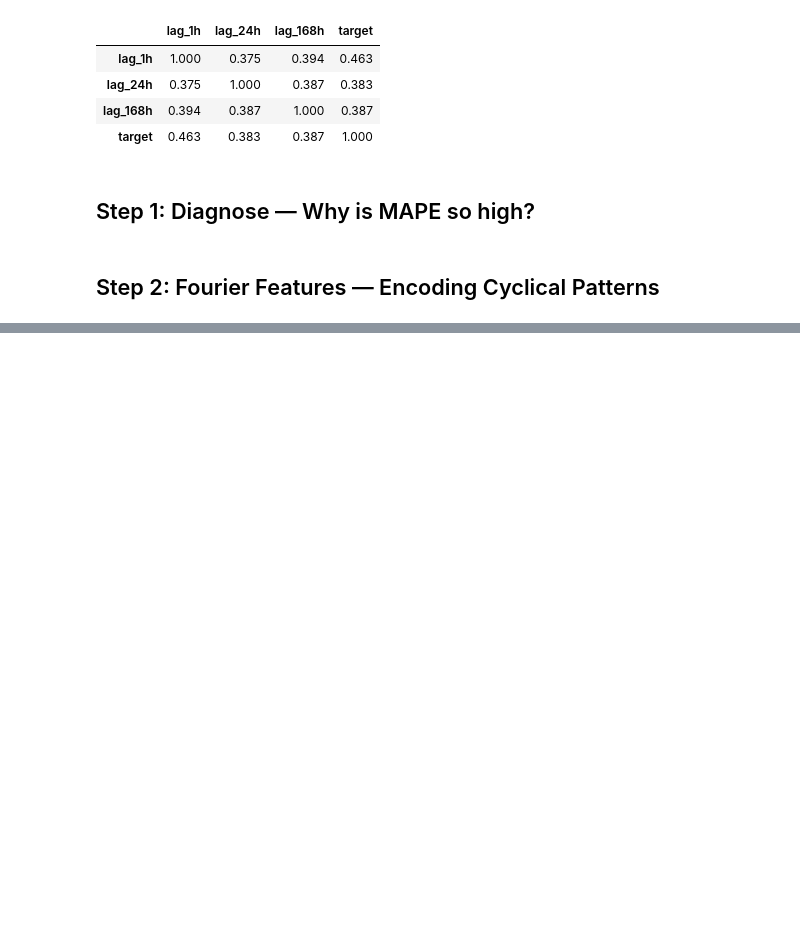
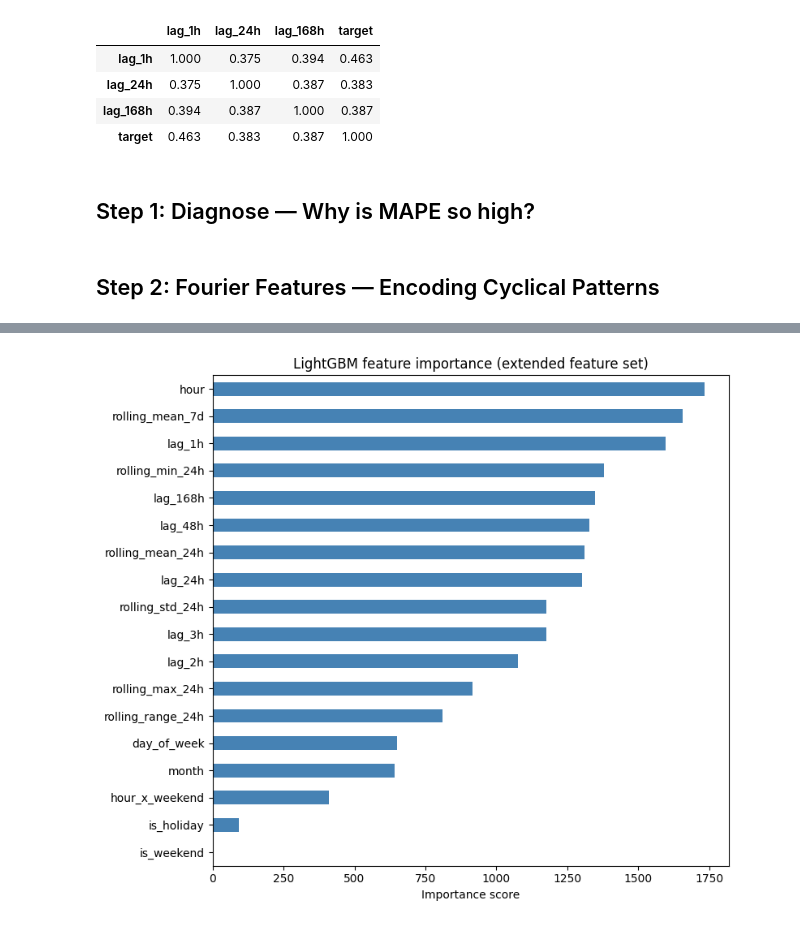
Before and after one commit to snehilaTiwari/energy-forecast-platform, a Jupyter notebook: notebooks/eda.ipynb, the cells around one changed output, grey strips where cells are left out. Cells and saved outputs as stored; diff of their text form; code cells hidden in the pictures; blank space fills up the shorter version.

```diff
--- a/notebooks/eda.ipynb
+++ b/notebooks/eda.ipynb
@@ -152,0 +224,17 @@ print(f"\nFourier improvement: {improvement:+.2f}%")
+# %%
+# Feature importance — which new features pulled their weight?
+import matplotlib.pyplot as plt
+
+importance = pd.Series(
+    model.feature_importances_,
+    index=EXTENDED
+).sort_values(ascending=True)
+
+fig, ax = plt.subplots(figsize=(8, 7))
+importance.plot(kind='barh', ax=ax, color='steelblue')
+ax.set_title('LightGBM feature importance (extended feature set)')
+ax.set_xlabel('Importance score')
+plt.tight_layout()
+plt.show()
+# %% [output]
+[figure, added]
```
Also changed, not shown: parts of 2 cells of this notebook.
